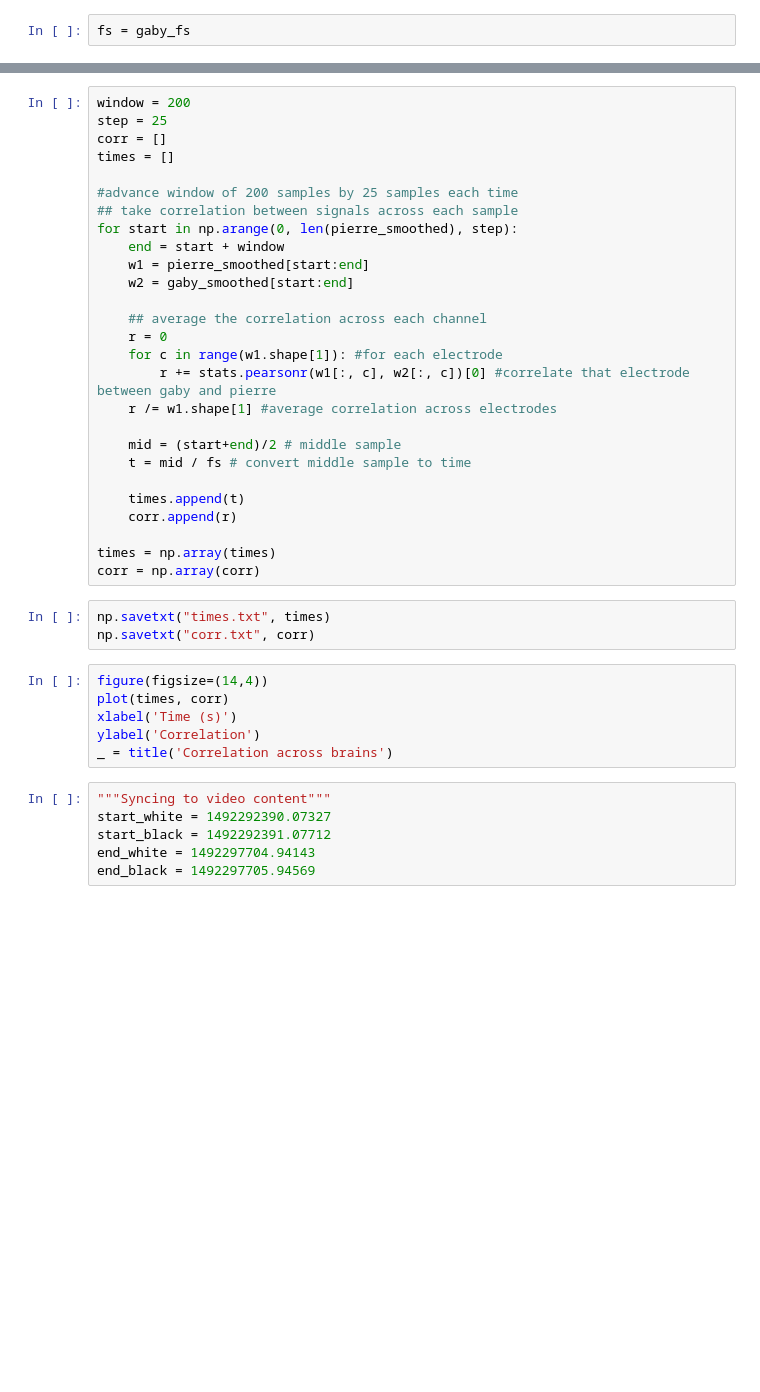
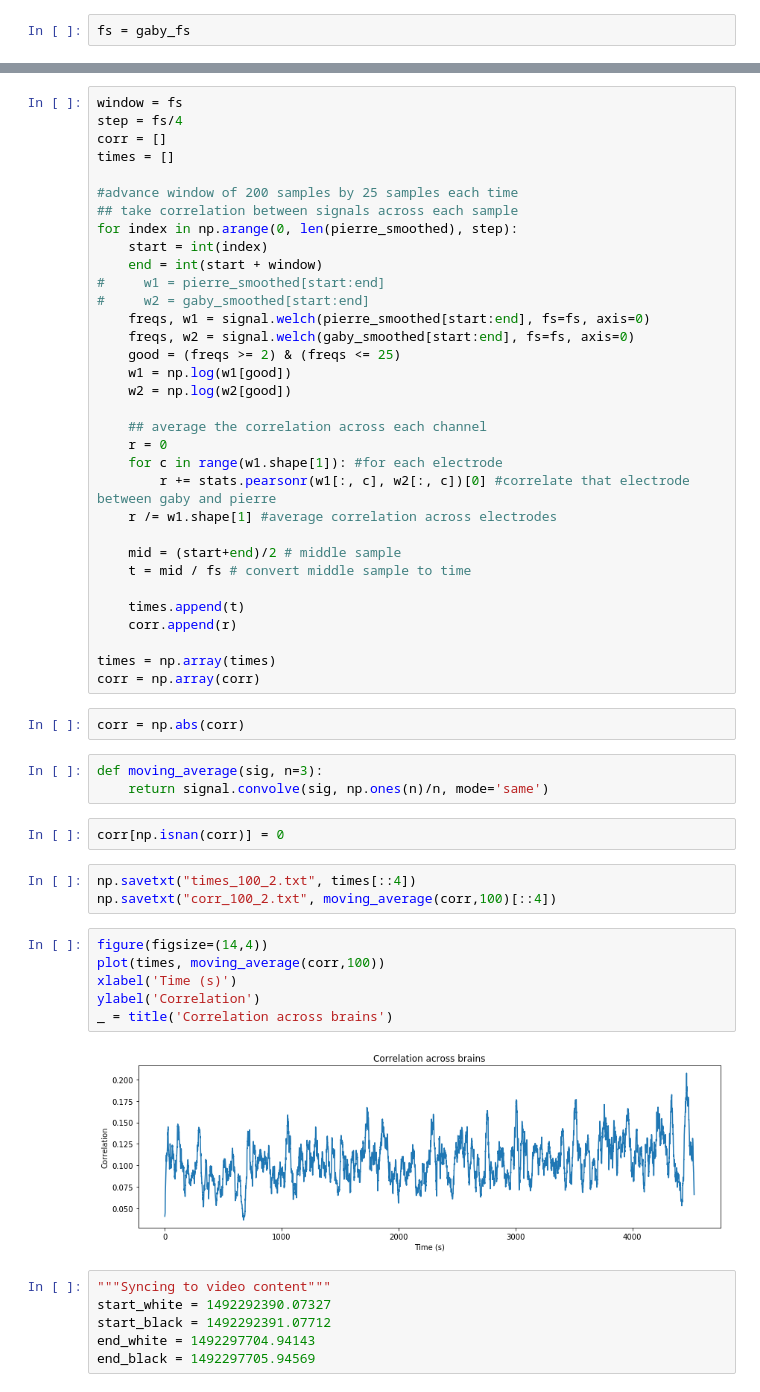
Before and after one commit to NeurotechBerkeley/brain-correlations, a Jupyter notebook: analysis/analysis.ipynb, the cells around one changed output, grey strips where cells are left out. Saved outputs shown, nothing was run; the diff lists cells and outputs as text; blank space fills up the shorter version.

```diff
--- a/analysis/analysis.ipynb
+++ b/analysis/analysis.ipynb
@@ -78,17 +116,23 @@ b, a = signal.butter(2, (2/(fs/2), 30/(fs/2)), btype='bandpass')
 pierre_smoothed = signal.filtfilt(b, a, pierre_data, axis=0)
 gaby_smoothed = signal.filtfilt(b, a, gaby_data, axis=0)
 # %%
-window = 200
-step = 25
+window = fs
+step = fs/4
 corr = []
 times = []
 
 #advance window of 200 samples by 25 samples each time
 ## take correlation between signals across each sample
-for start in np.arange(0, len(pierre_smoothed), step):
-    end = start + window
-    w1 = pierre_smoothed[start:end]
-    w2 = gaby_smoothed[start:end]
+for index in np.arange(0, len(pierre_smoothed), step):
+    start = int(index)
+    end = int(start + window)
+#     w1 = pierre_smoothed[start:end]
+#     w2 = gaby_smoothed[start:end]
+    freqs, w1 = signal.welch(pierre_smoothed[start:end], fs=fs, axis=0)
+    freqs, w2 = signal.welch(gaby_smoothed[start:end], fs=fs, axis=0)
+    good = (freqs >= 2) & (freqs <= 25)
+    w1 = np.log(w1[good])
+    w2 = np.log(w2[good])
 
     ## average the correlation across each channel
     r = 0
@@ -104,15 +148,24 @@ for start in np.arange(0, len(pierre_smoothed), step):
 
 times = np.array(times)
 corr = np.array(corr)
+# %%
+corr = np.abs(corr)
+# %%
+def moving_average(sig, n=3):
+    return signal.convolve(sig, np.ones(n)/n, mode='same')
+# %%
+corr[np.isnan(corr)] = 0
 # %%
-np.savetxt("times.txt", times)
-np.savetxt("corr.txt", corr)
+np.savetxt("times_100_2.txt", times[::4])
+np.savetxt("corr_100_2.txt", moving_average(corr,100)[::4])
 # %%
 figure(figsize=(14,4))
-plot(times, corr)
+plot(times, moving_average(corr,100))
 xlabel('Time (s)')
 ylabel('Correlation')
 _ = title('Correlation across brains')
+# %% [output]
+[figure, added]
 # %%
 """Syncing to video content"""
 start_white = 1492292390.07327
```
Also changed, not shown: parts of 22 cells of this notebook, 1 other file.
